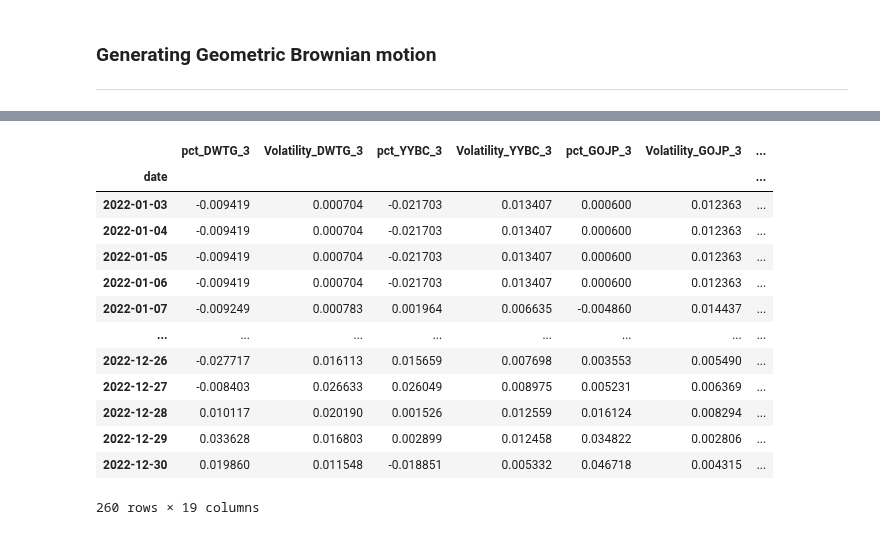
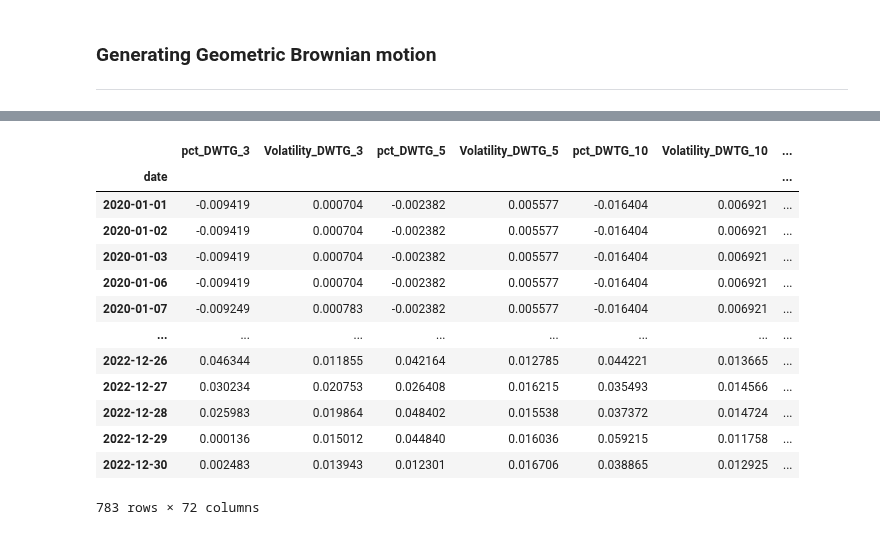
Before and after one commit to GariZabaleta/Brownian_motion, a Jupyter notebook: Brownian_Motion.ipynb, the cells around one changed output, grey strips where cells are left out. Cells and saved outputs as stored; diff of their text form; code cells hidden in the pictures.

```diff
--- a/Brownian_Motion.ipynb
+++ b/Brownian_Motion.ipynb
@@ -297,21 +310,22 @@ X
 # %%
-X1 = X.drop(col, axis = 1).copy()
-X1
+X.drop(col, axis = 1, inplace = True)
-# %% [output]
-|  | pct_DWTG_3 | Volatility_DWTG_3 | pct_YYBC_3 | Volatility_YYBC_3 | pct_GOJP_3 | Volatility_GOJP_3 | ... |
-| date |  |  |  |  |  |  | ... |
-| 2022-01-03 | -0.009419 | 0.000704 | -0.021703 | 0.013407 | 0.000600 | 0.012363 | ... |
-| 2022-01-04 | -0.009419 | 0.000704 | -0.021703 | 0.013407 | 0.000600 | 0.012363 | ... |
-| 2022-01-05 | -0.009419 | 0.000704 | -0.021703 | 0.013407 | 0.000600 | 0.012363 | ... |
-| 2022-01-06 | -0.009419 | 0.000704 | -0.021703 | 0.013407 | 0.000600 | 0.012363 | ... |
-| 2022-01-07 | -0.009249 | 0.000783 | 0.001964 | 0.006635 | -0.004860 | 0.014437 | ... |
-| ... | ... | ... | ... | ... | ... | ... | ... |
-| 2022-12-26 | -0.027717 | 0.016113 | 0.015659 | 0.007698 | 0.003553 | 0.005490 | ... |
-| 2022-12-27 | -0.008403 | 0.026633 | 0.026049 | 0.008975 | 0.005231 | 0.006369 | ... |
-| 2022-12-28 | 0.010117 | 0.020190 | 0.001526 | 0.012559 | 0.016124 | 0.008294 | ... |
-| 2022-12-29 | 0.033628 | 0.016803 | 0.002899 | 0.012458 | 0.034822 | 0.002806 | ... |
-| 2022-12-30 | 0.019860 | 0.011548 | -0.018851 | 0.005332 | 0.046718 | 0.004315 | ... |
-260 rows × 19 columns
+# %%
+X
+# %% [output]
+|  | pct_DWTG_3 | Volatility_DWTG_3 | pct_DWTG_5 | Volatility_DWTG_5 | pct_DWTG_10 | Volatility_DWTG_10 | ... |
+| date |  |  |  |  |  |  | ... |
+| 2020-01-01 | -0.009419 | 0.000704 | -0.002382 | 0.005577 | -0.016404 | 0.006921 | ... |
+| 2020-01-02 | -0.009419 | 0.000704 | -0.002382 | 0.005577 | -0.016404 | 0.006921 | ... |
+| 2020-01-03 | -0.009419 | 0.000704 | -0.002382 | 0.005577 | -0.016404 | 0.006921 | ... |
+| 2020-01-06 | -0.009419 | 0.000704 | -0.002382 | 0.005577 | -0.016404 | 0.006921 | ... |
+| 2020-01-07 | -0.009249 | 0.000783 | -0.002382 | 0.005577 | -0.016404 | 0.006921 | ... |
+| ... | ... | ... | ... | ... | ... | ... | ... |
+| 2022-12-26 | 0.046344 | 0.011855 | 0.042164 | 0.012785 | 0.044221 | 0.013665 | ... |
+| 2022-12-27 | 0.030234 | 0.020753 | 0.026408 | 0.016215 | 0.035493 | 0.014566 | ... |
+| 2022-12-28 | 0.025983 | 0.019864 | 0.048402 | 0.015538 | 0.037372 | 0.014724 | ... |
+| 2022-12-29 | 0.000136 | 0.015012 | 0.044840 | 0.016036 | 0.059215 | 0.011758 | ... |
+| 2022-12-30 | 0.002483 | 0.013943 | 0.012301 | 0.016706 | 0.038865 | 0.012925 | ... |
+783 rows × 72 columns
 # %%
 fig, ax = plt.subplots(figsize=(10,5))
 sns.histplot(data=X["pct_IDQB_10"].values, bins=100,
```
Also changed, not shown: parts of 9 cells of this notebook.
